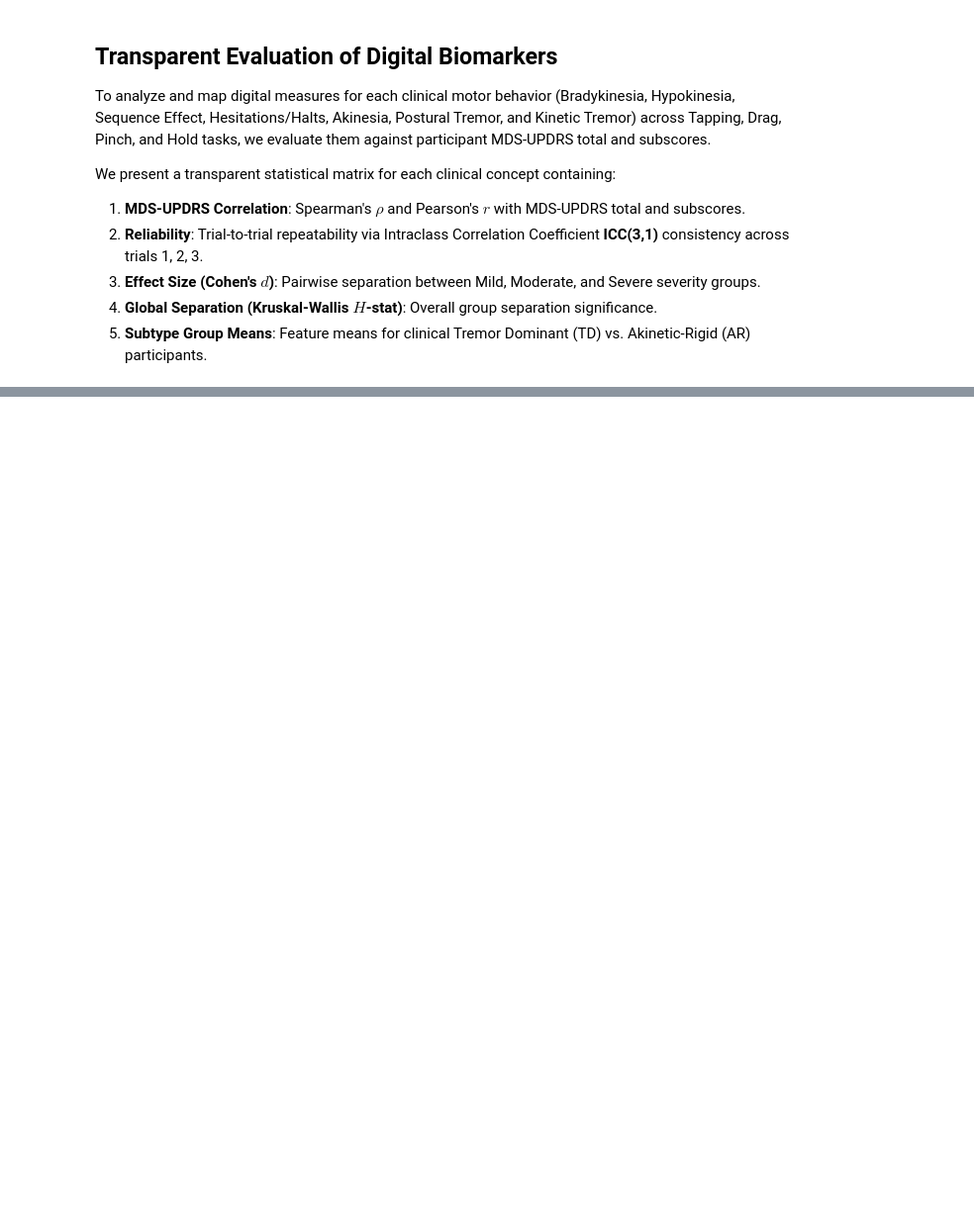
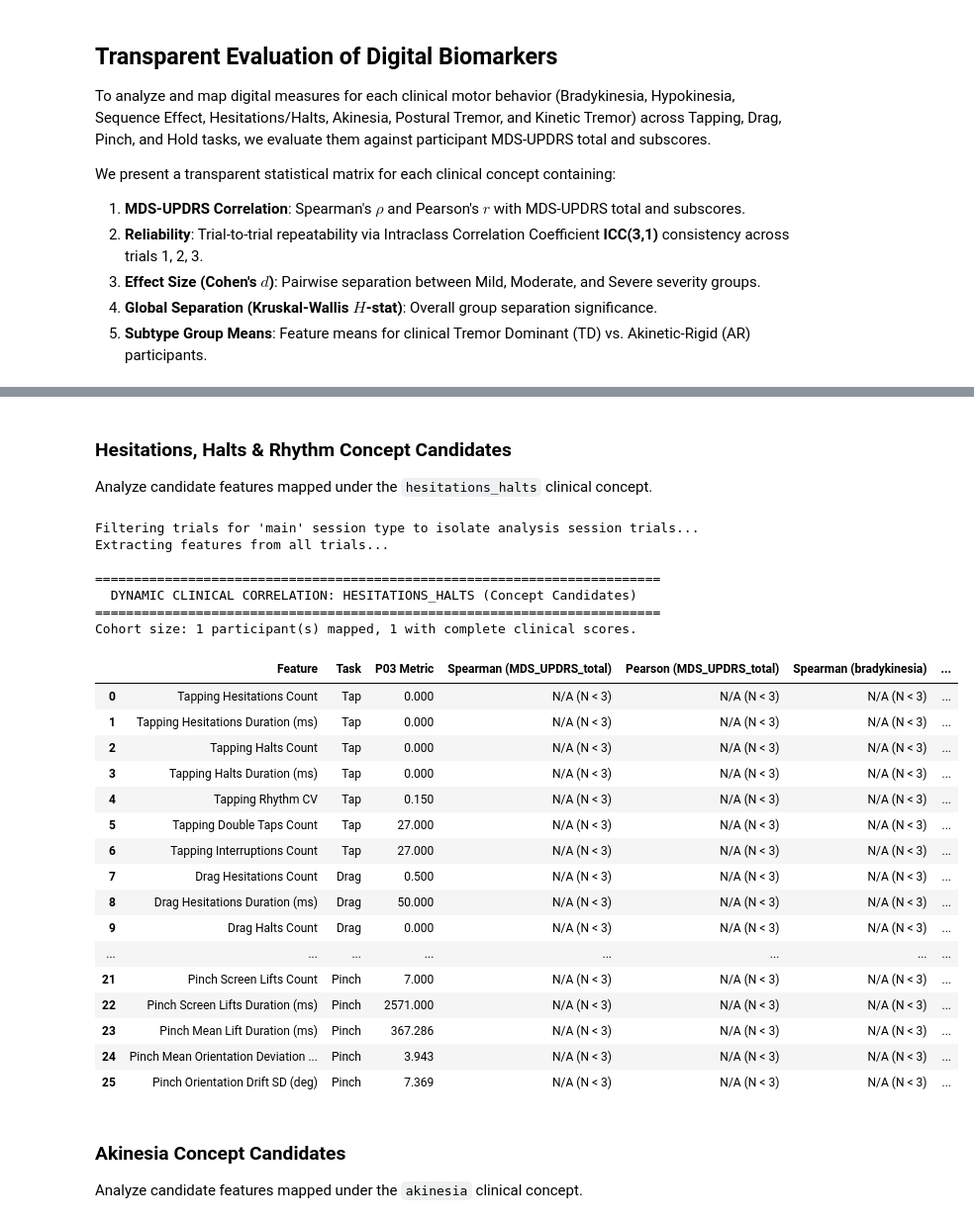
Before and after one commit to JanetIkhile/ResearchProject, a Jupyter notebook: analysis/main_analysis.ipynb, the cells around one changed output, grey strips where cells are left out. Shown at 99% size. Saved outputs shown, nothing was run; the diff lists cells and outputs as text; code cells hidden in the pictures; blank space fills up the shorter version.

```diff
--- a/analysis/main_analysis.ipynb
+++ b/analysis/main_analysis.ipynb
@@ -1959,0 +2071,42 @@ Markdown report written successfully to: clinical_concept_mapping_updated.md
+# %% [markdown]
+### Hesitations, Halts & Rhythm Concept Candidates
+
+Analyze candidate features mapped under the `hesitations_halts` clinical concept.
+# %%
+analyze_clinical_correlations(
+    trials_df=trials_df,
+    participants_df=participants_df,
+    sessions_df=sessions_df,
+    clinical_scores=clinical_scores_dynamic,
+    concept='hesitations_halts',
+    target_scores=targets
+)
+# %% [output]
+Filtering trials for 'main' session type to isolate analysis session trials...
+Extracting features from all trials...
+
+=========================================================================
+  DYNAMIC CLINICAL CORRELATION: HESITATIONS_HALTS (Concept Candidates)
+=========================================================================
+Cohort size: 1 participant(s) mapped, 1 with complete clinical scores.
+|  | Feature | Task | P03 Metric | Spearman (MDS_UPDRS_total) | Pearson (MDS_UPDRS_total) | Spearman (bradykinesia) | ... |
+| 0 | Tapping Hesitations Count | Tap | 0.000 | N/A (N < 3) | N/A (N < 3) | N/A (N < 3) | ... |
+| 1 | Tapping Hesitations Duration (ms) | Tap | 0.000 | N/A (N < 3) | N/A (N < 3) | N/A (N < 3) | ... |
+| 2 | Tapping Halts Count | Tap | 0.000 | N/A (N < 3) | N/A (N < 3) | N/A (N < 3) | ... |
+| 3 | Tapping Halts Duration (ms) | Tap | 0.000 | N/A (N < 3) | N/A (N < 3) | N/A (N < 3) | ... |
+| 4 | Tapping Rhythm CV | Tap | 0.150 | N/A (N < 3) | N/A (N < 3) | N/A (N < 3) | ... |
+| 5 | Tapping Double Taps Count | Tap | 27.000 | N/A (N < 3) | N/A (N < 3) | N/A (N < 3) | ... |
+| 6 | Tapping Interruptions Count | Tap | 27.000 | N/A (N < 3) | N/A (N < 3) | N/A (N < 3) | ... |
+| 7 | Drag Hesitations Count | Drag | 0.500 | N/A (N < 3) | N/A (N < 3) | N/A (N < 3) | ... |
+| 8 | Drag Hesitations Duration (ms) | Drag | 50.000 | N/A (N < 3) | N/A (N < 3) | N/A (N < 3) | ... |
+| 9 | Drag Halts Count | Drag | 0.000 | N/A (N < 3) | N/A (N < 3) | N/A (N < 3) | ... |
+| ... | ... | ... | ... | ... | ... | ... | ... |
+| 21 | Pinch Screen Lifts Count | Pinch | 7.000 | N/A (N < 3) | N/A (N < 3) | N/A (N < 3) | ... |
+| 22 | Pinch Screen Lifts Duration (ms) | Pinch | 2571.000 | N/A (N < 3) | N/A (N < 3) | N/A (N < 3) | ... |
+| 23 | Pinch Mean Lift Duration (ms) | Pinch | 367.286 | N/A (N < 3) | N/A (N < 3) | N/A (N < 3) | ... |
+| 24 | Pinch Mean Orientation Deviation ... | Pinch | 3.943 | N/A (N < 3) | N/A (N < 3) | N/A (N < 3) | ... |
+| 25 | Pinch Orientation Drift SD (deg) | Pinch | 7.369 | N/A (N < 3) | N/A (N < 3) | N/A (N < 3) | ... |
+# %% [markdown]
+### Akinesia Concept Candidates
+
+Analyze candidate features mapped under the `akinesia` clinical concept.
```
Also changed, not shown: parts of 40 cells of this notebook, 20 other files.
